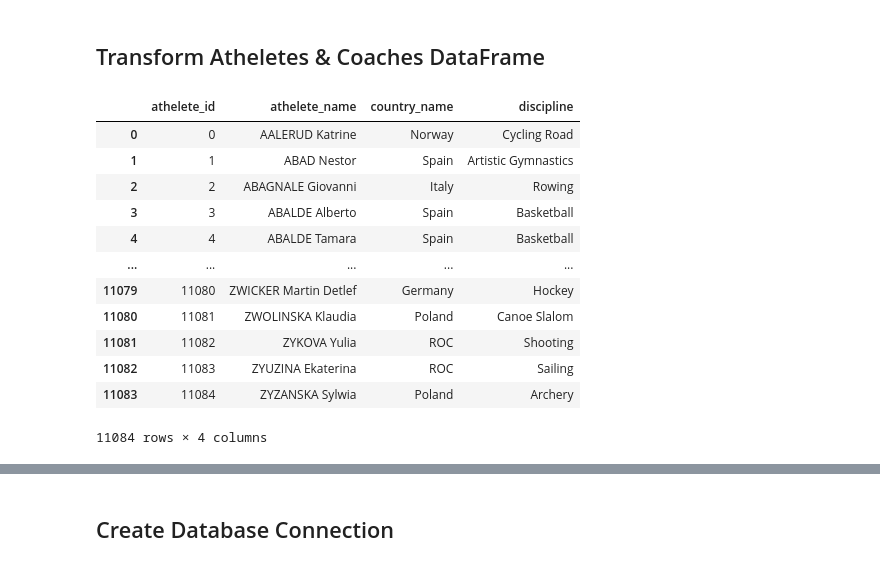
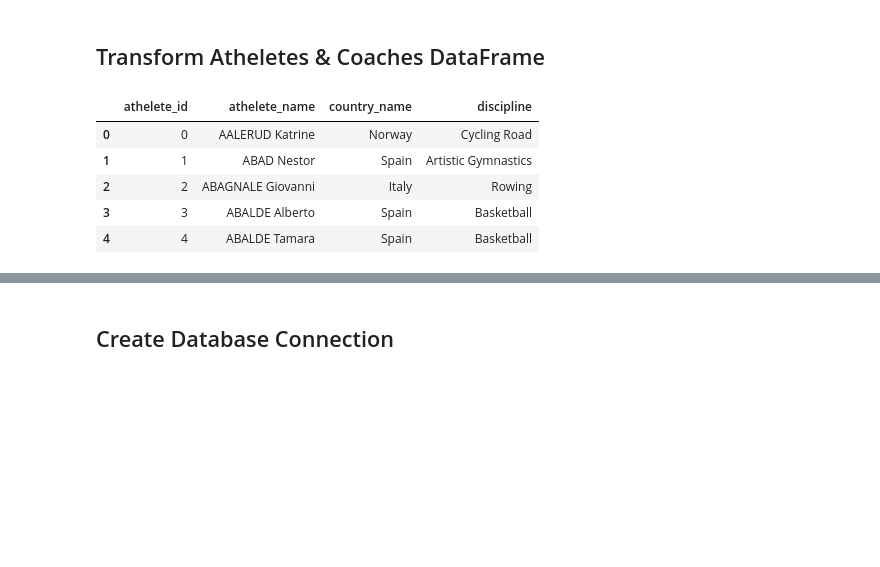
Before and after one commit to nithiyasuresh/ETL_project, a Jupyter notebook: ETL.ipynb, the cells around one changed output, grey strips where cells are left out. Saved outputs shown, nothing was run; the diff lists cells and outputs as text; code cells hidden in the pictures; blank space fills up the shorter version.

```diff
--- a/ETL.ipynb
+++ b/ETL.ipynb
@@ -89,20 +73,13 @@ discipline_transformed
 ## Transform Atheletes & Coaches DataFrame
 # %%
 atheletes_transformed = athletes_df[athletes_cols].copy().drop_duplicates().reset_index().rename(columns={'index': 'athelete_id','Name': 'athelete_name', 'NOC': 'country_name', 'Discipline': 'discipline'})
-atheletes_transformed
+atheletes_transformed.head()
 # %% [output]
 |  | athelete_id | athelete_name | country_name | discipline |
 | 0 | 0 | AALERUD Katrine | Norway | Cycling Road |
 | 1 | 1 | ABAD Nestor | Spain | Artistic Gymnastics |
 | 2 | 2 | ABAGNALE Giovanni | Italy | Rowing |
 | 3 | 3 | ABALDE Alberto | Spain | Basketball |
 | 4 | 4 | ABALDE Tamara | Spain | Basketball |
-| ... | ... | ... | ... | ... |
-| 11079 | 11080 | ZWICKER Martin Detlef | Germany | Hockey |
-| 11080 | 11081 | ZWOLINSKA Klaudia | Poland | Canoe Slalom |
-| 11081 | 11082 | ZYKOVA Yulia | ROC | Shooting |
-| 11082 | 11083 | ZYUZINA Ekaterina | ROC | Sailing |
-| 11083 | 11084 | ZYZANSKA Sylwia | Poland | Archery |
-11084 rows × 4 columns
 # %%
 coaches_transformed = coaches_df[coaches_cols].copy().drop_duplicates().reset_index().rename(columns={'index': 'coache_id','NOC': 'country_name','Name': 'coache_name', 'Discipline':'discipline'})
```
Also changed, not shown: parts of 16 cells of this notebook.
